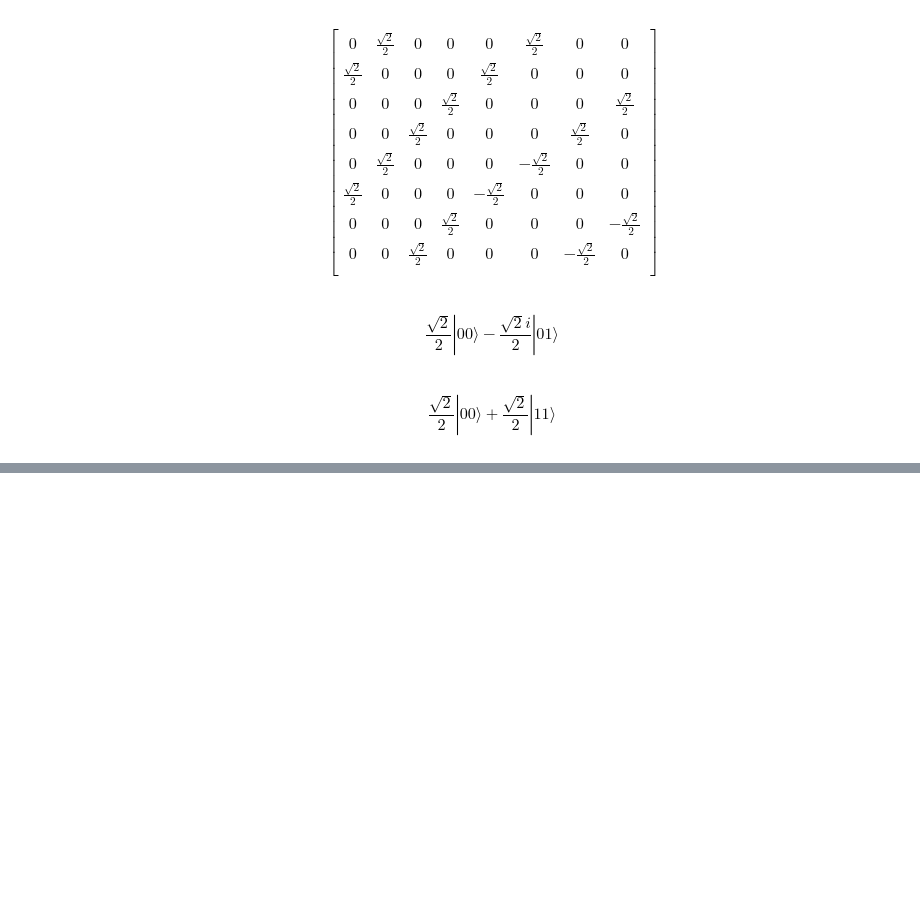
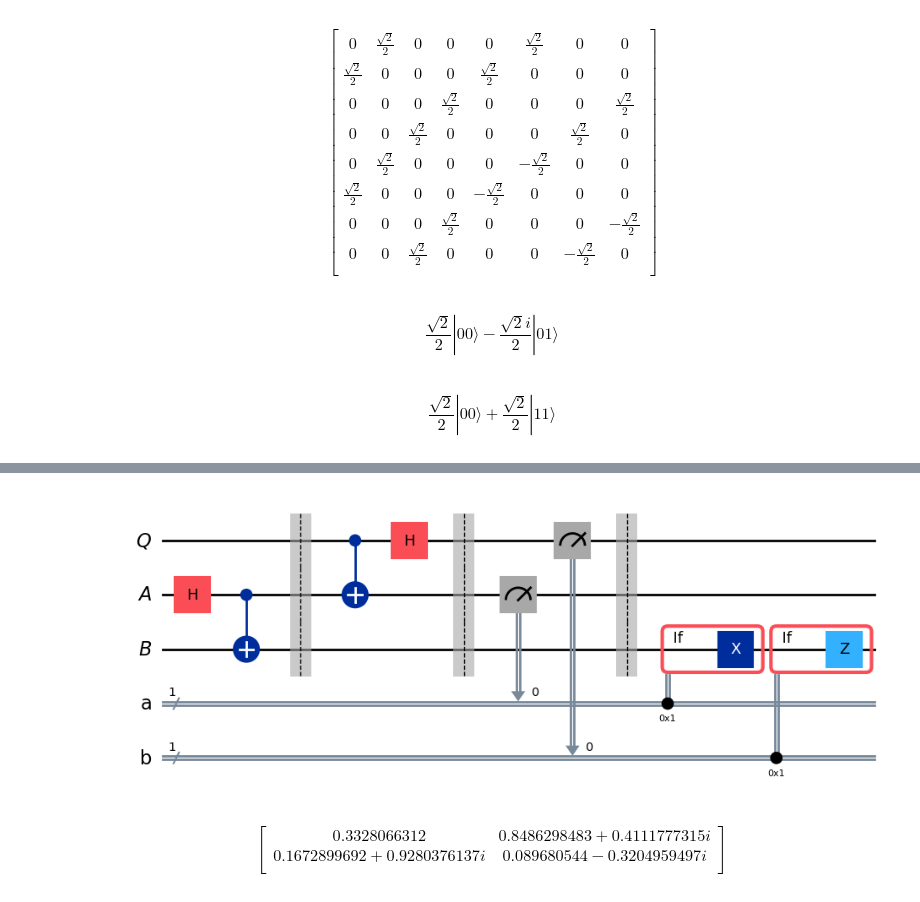
Before and after one commit to snehapatil1/basics-of-quantum-information, a Jupyter notebook: notebook.ipynb, the cells around one changed output, grey strips where cells are left out. Saved outputs shown, nothing was run; the diff lists cells and outputs as text; code cells hidden in the pictures; blank space fills up the shorter version.

```diff
--- a/notebook.ipynb
+++ b/notebook.ipynb
@@ -252,0 +259,48 @@ $$ |100\rangle$$
+# %%
+qubit = QuantumRegister(1, "Q")
+ebit0 = QuantumRegister(1, "A")
+ebit1 = QuantumRegister(1, "B")
+a = ClassicalRegister(1, "a")
+b = ClassicalRegister(1, "b")
+
+protocol = QuantumCircuit(qubit, ebit0, ebit1, a, b)
+
+# Prepare ebit used for teleportation
+protocol.h(ebit0)
+protocol.cx(ebit0, ebit1)
+protocol.barrier()
+
+# Alice's operations
+protocol.cx(qubit, ebit0)
+protocol.h(qubit)
+protocol.barrier()
+
+# Alice measures and sends classical bits to Bob
+protocol.measure(ebit0, a)
+protocol.measure(qubit, b)
+protocol.barrier()
+
+# Bob uses the classical bits to conditionally apply gates
+with protocol.if_test((a, 1)):
+    protocol.x(ebit1)
+with protocol.if_test((b, 1)):
+    protocol.z(ebit1)
+
+display(protocol.draw(output="mpl"))
+# %% [output]
+[figure, added]
+# %%
+random_gate = UGate(
+    theta=random.random() * 2 * pi,
+    phi=random.random() * 2 * pi,
+    lam=random.random() * 2 * pi,
+)
+
+display(array_to_latex(random_gate.to_matrix()))
+# %% [output]
+$$
+\begin{bmatrix}
+0.3328066312 & 0.8486298483 + 0.4111777315 i  \\
+ 0.1672899692 + 0.9280376137 i & 0.089680544 - 0.3204959497 i  \\
+ \end{bmatrix}
+$$
```
Also changed, not shown: parts of 21 cells of this notebook, 1 other file.
